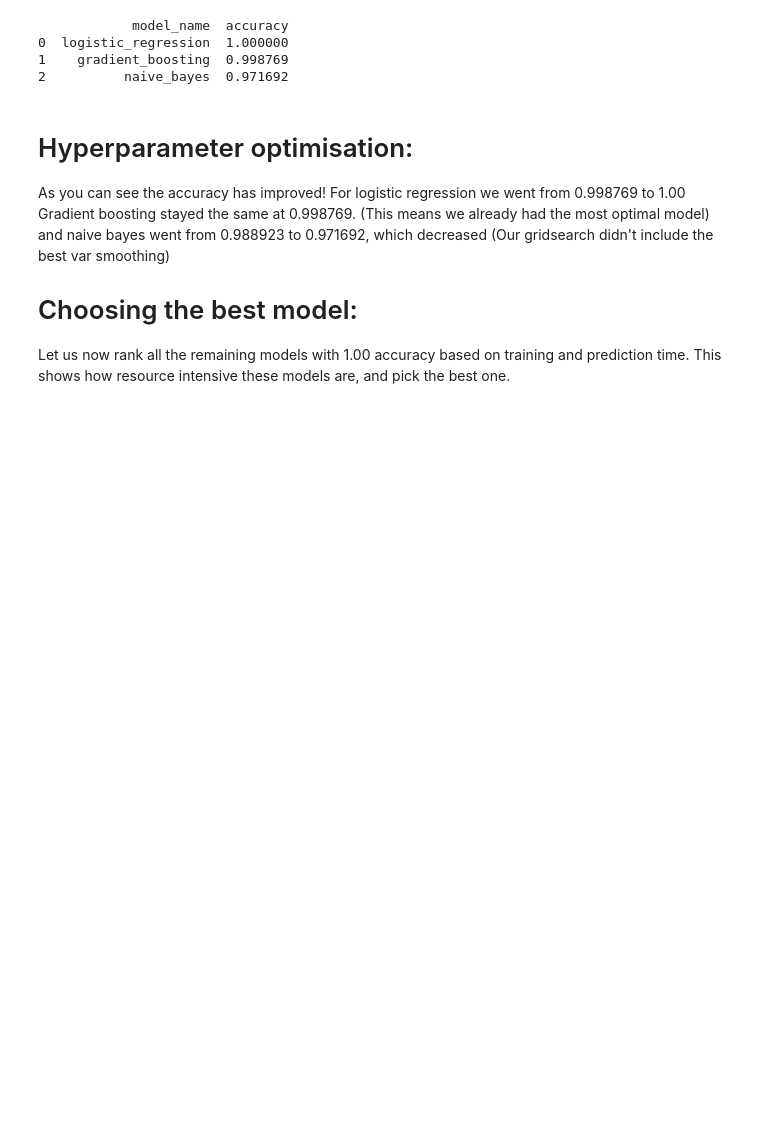
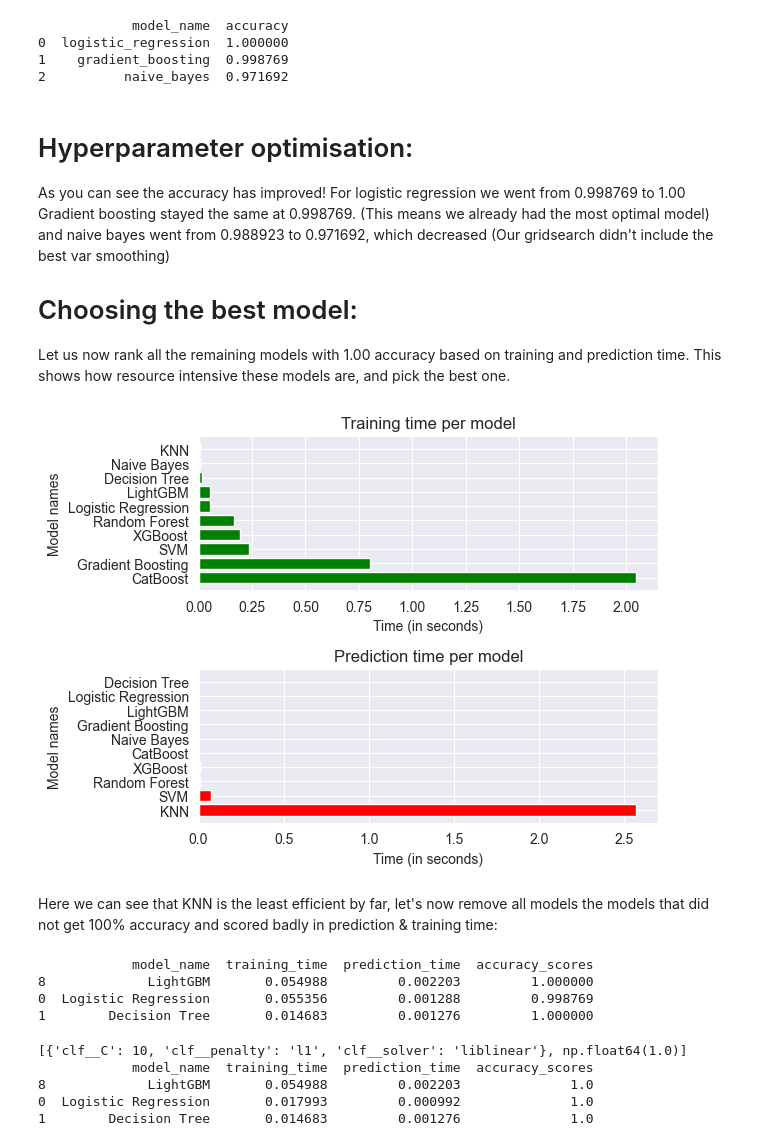
Before and after one commit to aleksiyasolovyova-arch/ML-lifecycle-mushroom, a Jupyter notebook: ML_Lifecycle_Step3_Models.ipynb, the cells around one changed output. Drawn from its saved outputs; the diff is of its cells as text; code cells hidden in the pictures; blank space fills up the shorter version.

Commit message:
Plotted all models, we can now pick the best one ^^

```diff
--- a/ML_Lifecycle_Step3_Models.ipynb
+++ b/ML_Lifecycle_Step3_Models.ipynb
@@ -204,3 +204,69 @@ and naive bayes went from 0.988923 to 0.971692, which decreased (Our gridsearch
 
 # Choosing the best model:
 Let us now rank all the remaining models with 1.00 accuracy based on training and prediction time. This shows how resource intensive these models are, and pick the best one.
+# %%
+import matplotlib.pyplot as plt
+import pandas as pd
+def plot_models(model_results):
+    fig, ax = plt.subplots(nrows=2, ncols=1)
+
+    # Training:
+    results = model_results.sort_values('training_time', ascending=False) # Sorting for the graph
+
+    ax[0].barh(results['model_name'], results['training_time'], color='green')
+    ax[0].set_title('Training time per model')
+    ax[0].set_ylabel('Model names')
+    ax[0].set_xlabel('Time (in seconds)')
+
+    # Prediction:
+    results = model_results.sort_values('prediction_time', ascending=False) # Sorting for the graph again
+
+    ax[1].barh(results['model_name'], results['prediction_time'], color='red')
+    ax[1].set_title('Prediction time per model')
+    ax[1].set_ylabel('Model names')
+    ax[1].set_xlabel('Time (in seconds)')
+
+    plt.tight_layout()
+    plt.show()
+
+plot_models(results)
+# %% [output]
+[figure, added]
+# %% [markdown]
+Here we can see that KNN is the least efficient by far, let's now remove all models the models that did not get 100% accuracy and scored badly in prediction & training time:
+# %%
+# List of worst models:
+bad_models = ['KNN', 'SVM', 'Random Forest', 'XGBoost', 'CatBoost', 'Gradient Boosting', 'Naive Bayes']
+drop_indices = results[results['model_name'].isin(bad_models)].index
+new_results = results.drop(drop_indices)
+
+print(new_results)
+# %% [output]
+            model_name  training_time  prediction_time  accuracy_scores
+8             LightGBM       0.054988         0.002203         1.000000
+0  Logistic Regression       0.055356         0.001288         0.998769
+1        Decision Tree       0.014683         0.001276         1.000000
+# %%
+# Obtain LR model from hyperparam training instead of the original one:
+print(list(ranking[['best_parameters', 'accuracy']].iloc[0]))
+new_LR_model = LogisticRegression(C=10, penalty='l1', solver='liblinear')
+
+# Train only LR again:
+start_time = time.time()
+new_LR_model.fit(X_train, y_train)
+new_results.loc[new_results['model_name'] == 'Logistic Regression', 'training_time'] = time.time() - start_time
+
+# Time to predict
+start_time = time.time()
+LR_prediction = new_LR_model.predict(X_test)
+new_results.loc[new_results['model_name'] == 'Logistic Regression', 'prediction_time'] = time.time() - start_time
+
+new_results.loc[new_results['model_name'] == 'Logistic Regression', 'accuracy_scores'] = accuracy_score(y_test, LR_prediction)
+
+print(new_results)
+# %% [output]
+[{'clf__C': 10, 'clf__penalty': 'l1', 'clf__solver': 'liblinear'}, np.float64(1.0)]
+            model_name  training_time  prediction_time  accuracy_scores
+8             LightGBM       0.054988         0.002203              1.0
+0  Logistic Regression       0.017993         0.000992              1.0
+1        Decision Tree       0.014683         0.001276              1.0
```
Also changed, not shown: parts of 3 cells of this notebook.
